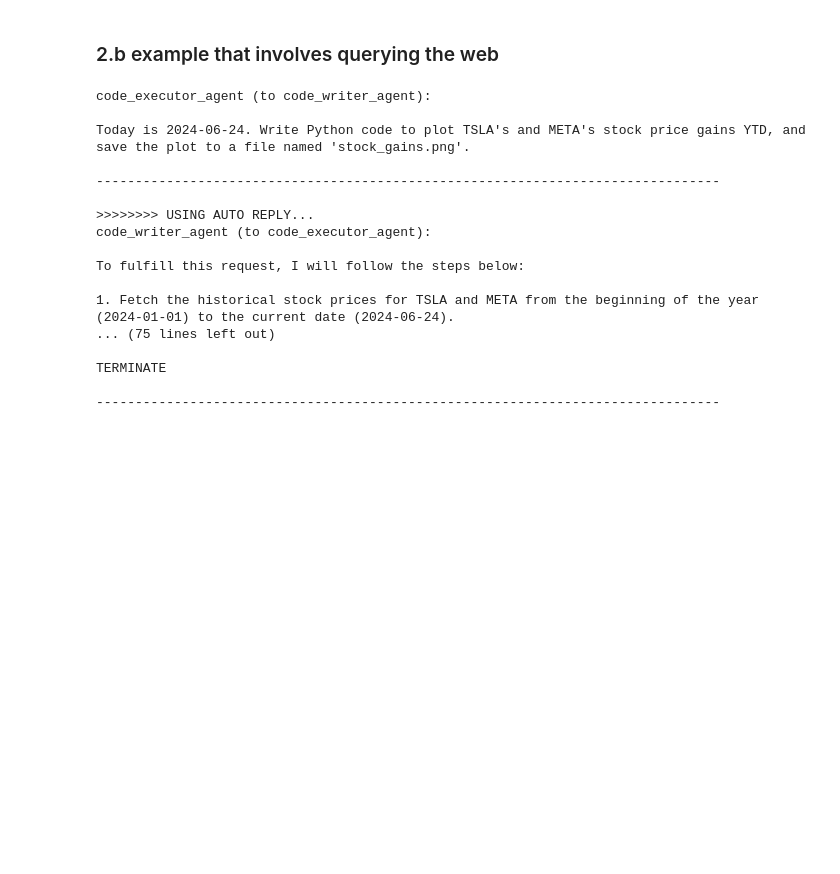
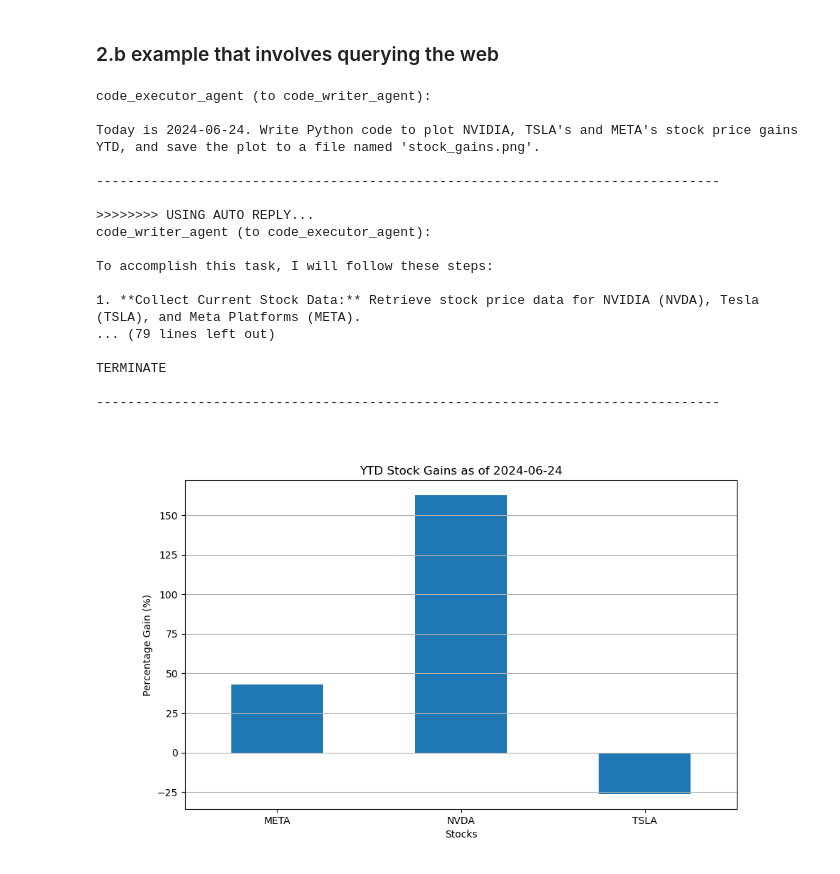
Before and after one commit to orsharon7/autogen-workshop, a Jupyter notebook: 01-Basic-Two-Agents.ipynb, the cells around one changed output. Saved outputs shown, nothing was run; the diff lists cells and outputs as text; code cells hidden in the pictures; blank space fills up the shorter version.

```diff
--- a/01-Basic-Two-Agents.ipynb
+++ b/01-Basic-Two-Agents.ipynb
@@ -172,35 +172,39 @@ ChatResult(chat_id=None, chat_history=[{'content': 'What date is today? Which bi
 import datetime
 
 # Create an agent with code executor configuration.
 code_executor_agent = ConversableAgent(
     "code_executor_agent",
     llm_config=False,  # Turn off LLM for this agent.
     code_execution_config={"executor": executor},  # Use the local command line code executor.
     human_input_mode="NEVER",  # Always/Never take human input for this agent for safety.
 )
 
 
 today = datetime.datetime.now().strftime("%Y-%m-%d")
 chat_result = code_executor_agent.initiate_chat(
     code_writer_agent,
-    message=f"Today is {today}. Write Python code to plot TSLA's and META's "
+    message=f"Today is {today}. Write Python code to plot NVIDIA, TSLA's and META's "
     "stock price gains YTD, and save the plot to a file named 'stock_gains.png'.",
 )
+
+from IPython.display import Image
+Image(os.path.join(temp_dir.name, "stock_gains.png"))
 # %% [output]
 code_executor_agent (to code_writer_agent):
 
-Today is 2024-06-24. Write Python code to plot TSLA's and META's stock price gains YTD, and save the plot to a file named 'stock_gains.png'.
+Today is 2024-06-24. Write Python code to plot NVIDIA, TSLA's and META's stock price gains YTD, and save the plot to a file named 'stock_gains.png'.
 
 --------------------------------------------------------------------------------
 
 >>>>>>>> USING AUTO REPLY...
 code_writer_agent (to code_executor_agent):
 
-To fulfill this request, I will follow the steps below:
+To accomplish this task, I will follow these steps:
 
-1. Fetch the historical stock prices for TSLA and META from the beginning of the year (2024-01-01) to the current date (2024-06-24).
-... (75 lines left out)
+1. **Collect Current Stock Data:** Retrieve stock price data for NVIDIA (NVDA), Tesla (TSLA), and Meta Platforms (META).
+... (79 lines left out)
 
 TERMINATE
 
 --------------------------------------------------------------------------------
+[figure, added]
```
Also changed, not shown: parts of 1 cell of this notebook, 1 other file.
